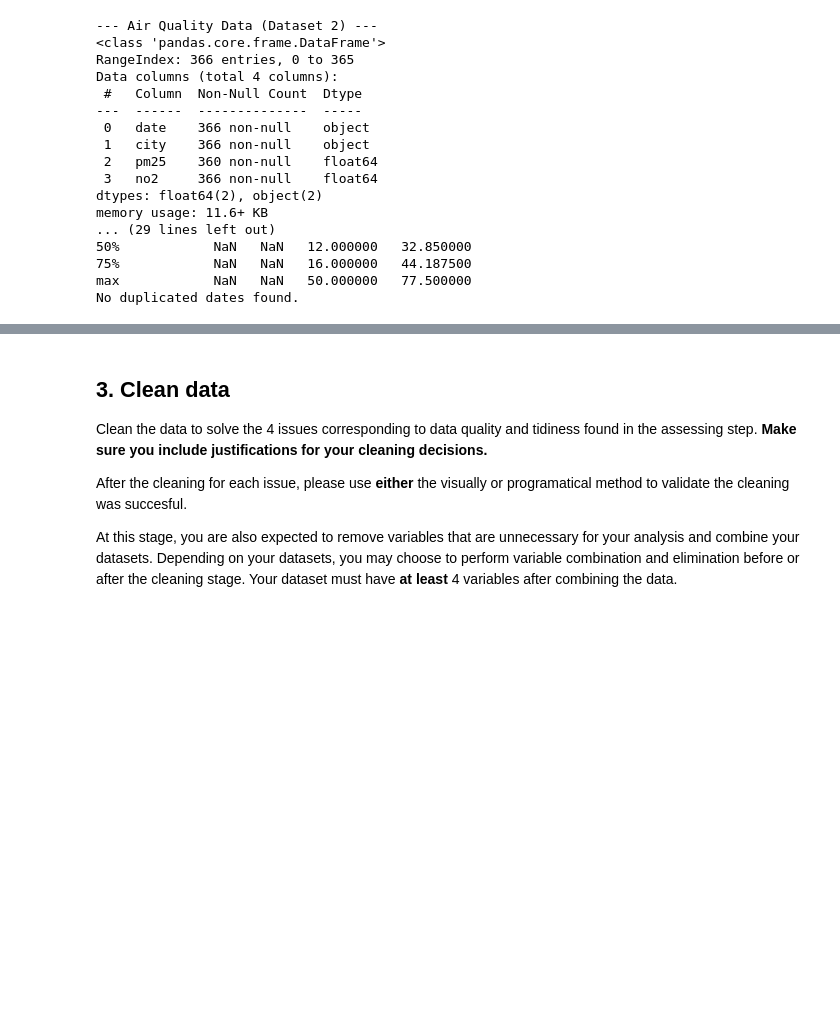
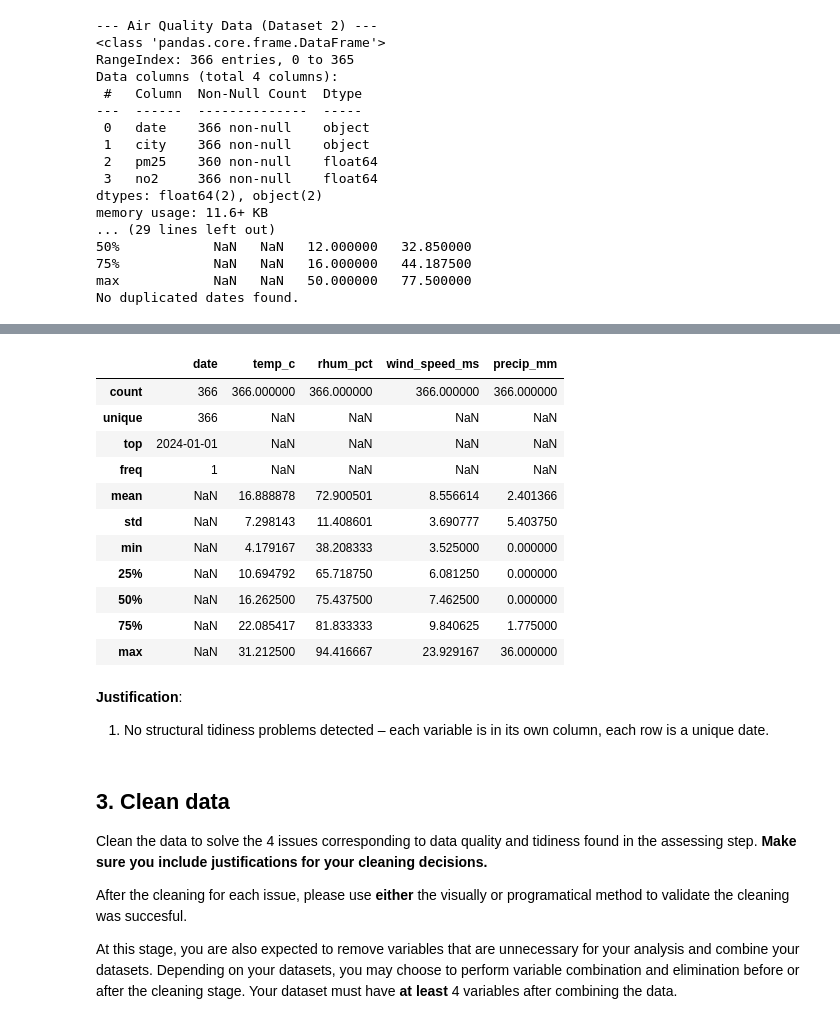
Before and after one commit to scarpl/Data_wrangling_with_python, a Jupyter notebook: data_wrangling_project_filled.ipynb, the cells around one changed output, grey strips where cells are left out. Saved outputs shown, nothing was run; the diff lists cells and outputs as text; code cells hidden in the pictures; blank space fills up the shorter version.

```diff
--- a/data_wrangling_project_filled.ipynb
+++ b/data_wrangling_project_filled.ipynb
@@ -210,3 +226,21 @@ No duplicated dates found.
+# %%
+weather_df_daily.describe(include="all")
+# %% [output]
+|  | date | temp_c | rhum_pct | wind_speed_ms | precip_mm |
+| count | 366 | 366.000000 | 366.000000 | 366.000000 | 366.000000 |
+| unique | 366 | NaN | NaN | NaN | NaN |
+| top | 2024-01-01 | NaN | NaN | NaN | NaN |
+| freq | 1 | NaN | NaN | NaN | NaN |
+| mean | NaN | 16.888878 | 72.900501 | 8.556614 | 2.401366 |
+| std | NaN | 7.298143 | 11.408601 | 3.690777 | 5.403750 |
+| min | NaN | 4.179167 | 38.208333 | 3.525000 | 0.000000 |
+| 25% | NaN | 10.694792 | 65.718750 | 6.081250 | 0.000000 |
+| 50% | NaN | 16.262500 | 75.437500 | 7.462500 | 0.000000 |
+| 75% | NaN | 22.085417 | 81.833333 | 9.840625 | 1.775000 |
+| max | NaN | 31.212500 | 94.416667 | 23.929167 | 36.000000 |
+# %% [markdown]
+**Justification**:
+1. No structural tidiness problems detected – each variable is in its own column, each row is a unique date.
 # %% [markdown]
 ## 3. Clean data
 Clean the data to solve the 4 issues corresponding to data quality and tidiness found in the assessing step. **Make sure you include justifications for your cleaning decisions.**
```
Also changed, not shown: parts of 9 cells of this notebook.
